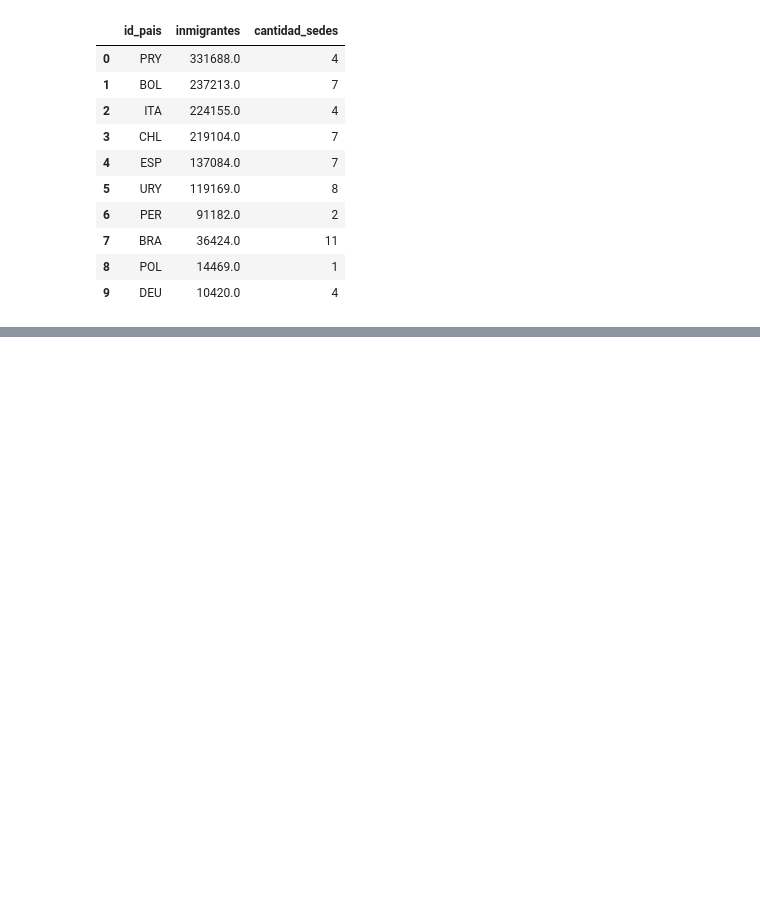
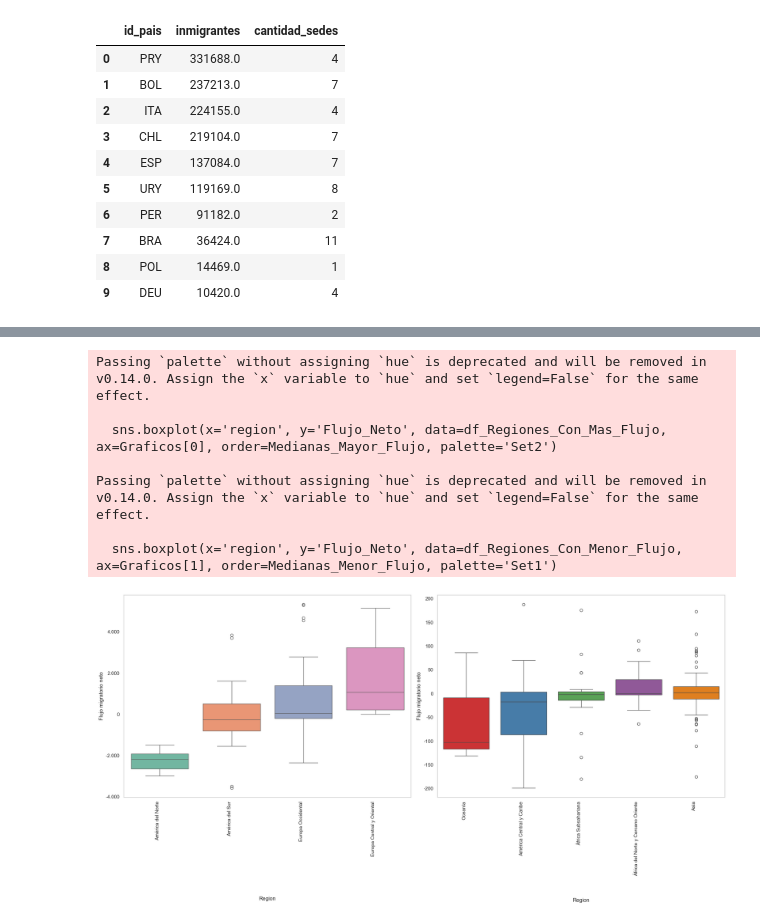
Before and after one commit to Rogoyin/Laboratorio-de-datos, a Jupyter notebook: Práctico 1/Visualizacion.ipynb, the cells around one changed output, grey strips where cells are left out. Cells and saved outputs as stored; diff of their text form; code cells hidden in the pictures; blank space fills up the shorter version.

```diff
--- a/Práctico 1/Visualizacion.ipynb
+++ b/Práctico 1/Visualizacion.ipynb
@@ -190,0 +194,16 @@ plt.show()
+# %%
+Migrantes_Con_Sedes.loc[:, 'Flujo_Neto'] = Migrantes_Con_Sedes.loc[:, 'inmigrantes'] - Migrantes_Con_Sedes.loc[:, 'emigrantes']
+
+Migrantes_Con_Sedes = Migrantes_Con_Sedes.merge(Paises, how='left', left_on='id_pais', right_on='id')
+Migrantes_Con_Sedes = Migrantes_Con_Sedes.merge(Regiones, how='left', left_on='id_region', right_on='id')
+
+Migrantes_Con_Sedes = Migrantes_Con_Sedes[['nombre_y', 'id_pais', 'anio', 'Flujo_Neto']]
+
+#Migrantes_Con_Sedes = Migrantes_Con_Sedes.groupby('nombre_y', as_index=False)['Flujo_Neto'].mean()
+
+Migrantes_Con_Sedes.rename(columns={'nombre_y': 'region'
+                                    #, 'Flujo_Neto': 'Promedio_Flujo_Neto'
+                                    }
+                                    , inplace=True)
+
+Migrantes_Con_Sedes
@@ -190,0 +229,4 @@ plt.show()
+# %%
+Migrantes_Con_Sedes['region'] = Migrantes_Con_Sedes['region'].apply(lambda x: x.title())
+Migrantes_Con_Sedes['region'] = Migrantes_Con_Sedes['region'].apply(lambda x: x.replace(' Y ', ' y ') if ' Y ' in x else x)
+Migrantes_Con_Sedes['region'] = Migrantes_Con_Sedes['region'].apply(lambda x: x.replace(' Del ', ' del ') if ' Del ' in x else x)
@@ -190,0 +264,52 @@ plt.show()
+# %%
+import seaborn as sns
+
+# Definimos listas para separar los boxplots.
+Regiones_Con_Mas_Flujo = ['América del Sur', 'Europa Occidental', 'América del Norte', 'Europa Central y Oriental']
+Regiones_Con_Menor_Flujo = [Region for Region in Migrantes_Con_Sedes['region'].unique() if Region not in Regiones_Con_Mas_Flujo]
+
+# Crear DataFrames separados.
+df_Regiones_Con_Mas_Flujo = Migrantes_Con_Sedes[Migrantes_Con_Sedes['region'].isin(Regiones_Con_Mas_Flujo)]
+df_Regiones_Con_Menor_Flujo = Migrantes_Con_Sedes[Migrantes_Con_Sedes['region'].isin(Regiones_Con_Menor_Flujo)]
+
+# Eliminamos outliers en las de menor flujo.
+df_Regiones_Con_Menor_Flujo = Eliminar_Outliers(df_Regiones_Con_Menor_Flujo, 'Flujo_Neto')
+
+# Obtener las Medianas_Mayor_Flujo para ordenar las regiones por Flujo_Neto
+Medianas_Mayor_Flujo = df_Regiones_Con_Mas_Flujo.groupby('region')['Flujo_Neto'].median().sort_values().index.tolist()
+Medianas_Menor_Flujo = df_Regiones_Con_Menor_Flujo.groupby('region')['Flujo_Neto'].median().sort_values().index.tolist()
+
+# Set up the figure and Graficos for two panels
+Figure, Graficos = plt.subplots(nrows=1, ncols=2, figsize=(20, 10))
+
+# Crear el primer boxplot para regiones seleccionadas y ordenar por Medianas_Mayor_Flujo
+sns.boxplot(x='region', y='Flujo_Neto', data=df_Regiones_Con_Mas_Flujo, ax=Graficos[0], order=Medianas_Mayor_Flujo, palette='Set2')
+Graficos[0].set_xlabel('Region', labelpad = 90)
+Graficos[0].set_ylabel('Flujo migratorio neto')
+Graficos[0].set_xticklabels(Graficos[0].get_xticklabels(), rotation=90, ha='right')  # Rotate x-axis labels
+Graficos[0].grid(False) # Eliminar la cuadrícula
+Graficos[0].yaxis.set_major_formatter(ticker.FuncFormatter(lambda x, _: f'{int(x):,}'.replace(",", ".") ))
+
+# Crear el segundo boxplot para regiones de menor flujo y ordenar por Medianas_Mayor_Flujo
+sns.boxplot(x='region', y='Flujo_Neto', data=df_Regiones_Con_Menor_Flujo, ax=Graficos[1], order=Medianas_Menor_Flujo, palette='Set1')
+Graficos[1].set_xlabel('Region', labelpad = 50)
+Graficos[1].set_ylabel('Flujo migratorio neto')
+Graficos[1].set_xticklabels(Graficos[1].get_xticklabels(), rotation=90, ha='right')  # Rotate x-axis labels
+Graficos[1].grid(False)  # Eliminar la cuadrícula
+Graficos[1].yaxis.set_major_formatter(ticker.FuncFormatter(lambda x, _: f'{int(x):,}'.replace(",", ".") ))
+# Agregar separador de miles al eje Y.
+
+# Adjust layout to prevent overlap
+plt.tight_layout()
+
+# Show the plots
+plt.show()
+# %% [output]
+Passing `palette` without assigning `hue` is deprecated and will be removed in v0.14.0. Assign the `x` variable to `hue` and set `legend=False` for the same effect.
+
+  sns.boxplot(x='region', y='Flujo_Neto', data=df_Regiones_Con_Mas_Flujo, ax=Graficos[0], order=Medianas_Mayor_Flujo, palette='Set2')
+
+Passing `palette` without assigning `hue` is deprecated and will be removed in v0.14.0. Assign the `x` variable to `hue` and set `legend=False` for the same effect.
+
+  sns.boxplot(x='region', y='Flujo_Neto', data=df_Regiones_Con_Menor_Flujo, ax=Graficos[1], order=Medianas_Menor_Flujo, palette='Set1')
+[figure, added]
```
Also changed, not shown: parts of 12 cells of this notebook, 3 other files.
